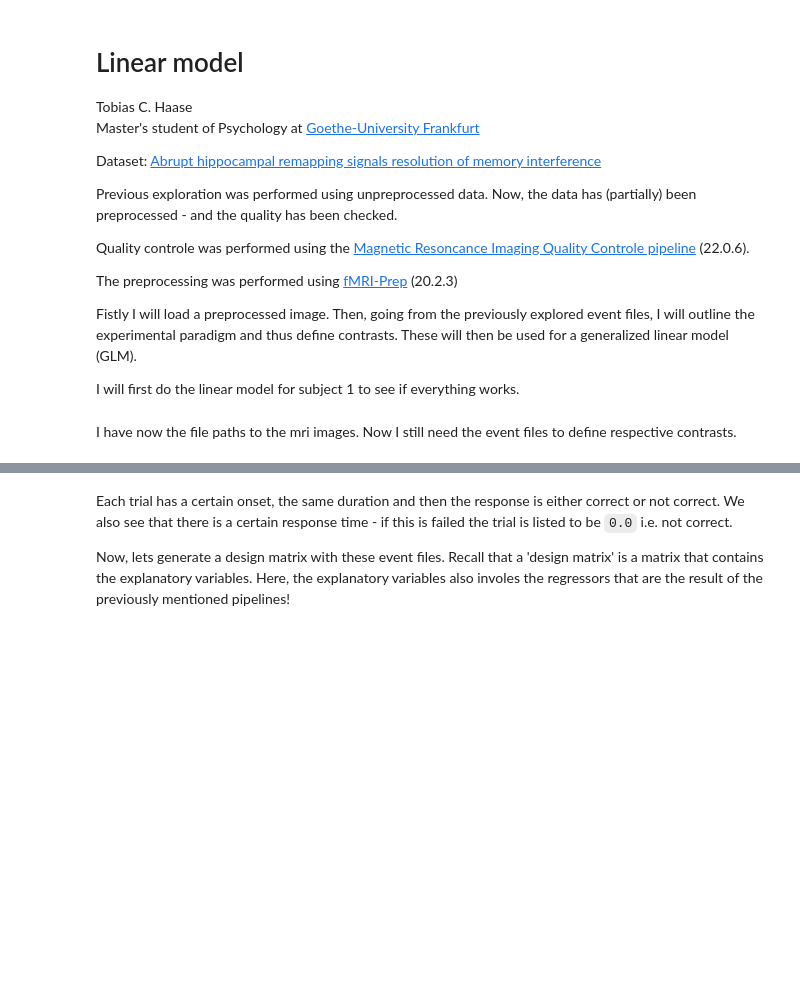
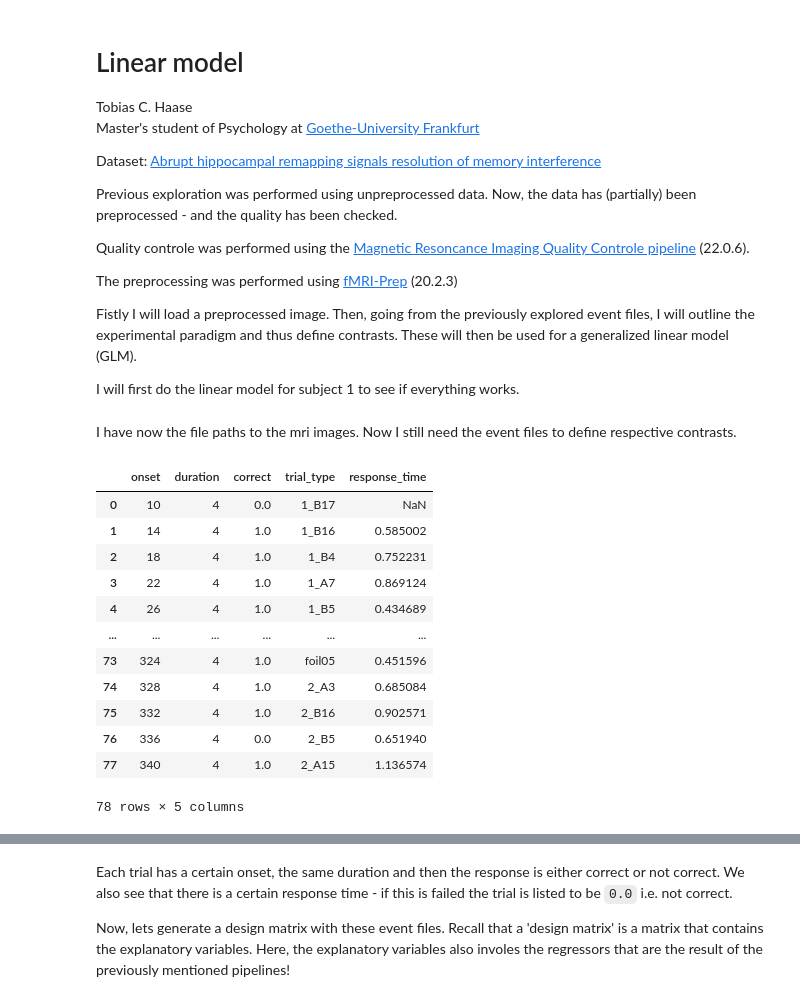
Before and after one commit to tchaase/research-internship-2022, a Jupyter notebook: code/linear_model.ipynb, the cells around one changed output, grey strips where cells are left out. Cells and saved outputs as stored; diff of their text form; code cells hidden in the pictures; blank space fills up the shorter version.

```diff
--- a/code/linear_model.ipynb
+++ b/code/linear_model.ipynb
@@ -28,6 +28,21 @@ I have now the file paths to the mri images. Now I still need the event files to
 # %%
 events_run1_sub1_path = '/home/tchaase/Documents/Universitaet/Forschungsmodul/project/data/ds003707/sub-01/func/sub-01_task-scene_run-01_events.tsv'
 
 import pandas as pd
 events_run1_sub1 = pd.read_table(events_run1_sub1_path)
-events_run1_sub1 = events_run1_sub1[["onset", "duration", "correct", "trial_type"]]
+
+events_run1_sub1
+# %% [output]
+|  | onset | duration | correct | trial_type | response_time |
+| 0 | 10 | 4 | 0.0 | 1_B17 | NaN |
+| 1 | 14 | 4 | 1.0 | 1_B16 | 0.585002 |
+| 2 | 18 | 4 | 1.0 | 1_B4 | 0.752231 |
+| 3 | 22 | 4 | 1.0 | 1_A7 | 0.869124 |
+| 4 | 26 | 4 | 1.0 | 1_B5 | 0.434689 |
+| ... | ... | ... | ... | ... | ... |
+| 73 | 324 | 4 | 1.0 | foil05 | 0.451596 |
+| 74 | 328 | 4 | 1.0 | 2_A3 | 0.685084 |
+| 75 | 332 | 4 | 1.0 | 2_B16 | 0.902571 |
+| 76 | 336 | 4 | 0.0 | 2_B5 | 0.651940 |
+| 77 | 340 | 4 | 1.0 | 2_A15 | 1.136574 |
+78 rows × 5 columns
```
Also changed, not shown: parts of 6 cells of this notebook.
